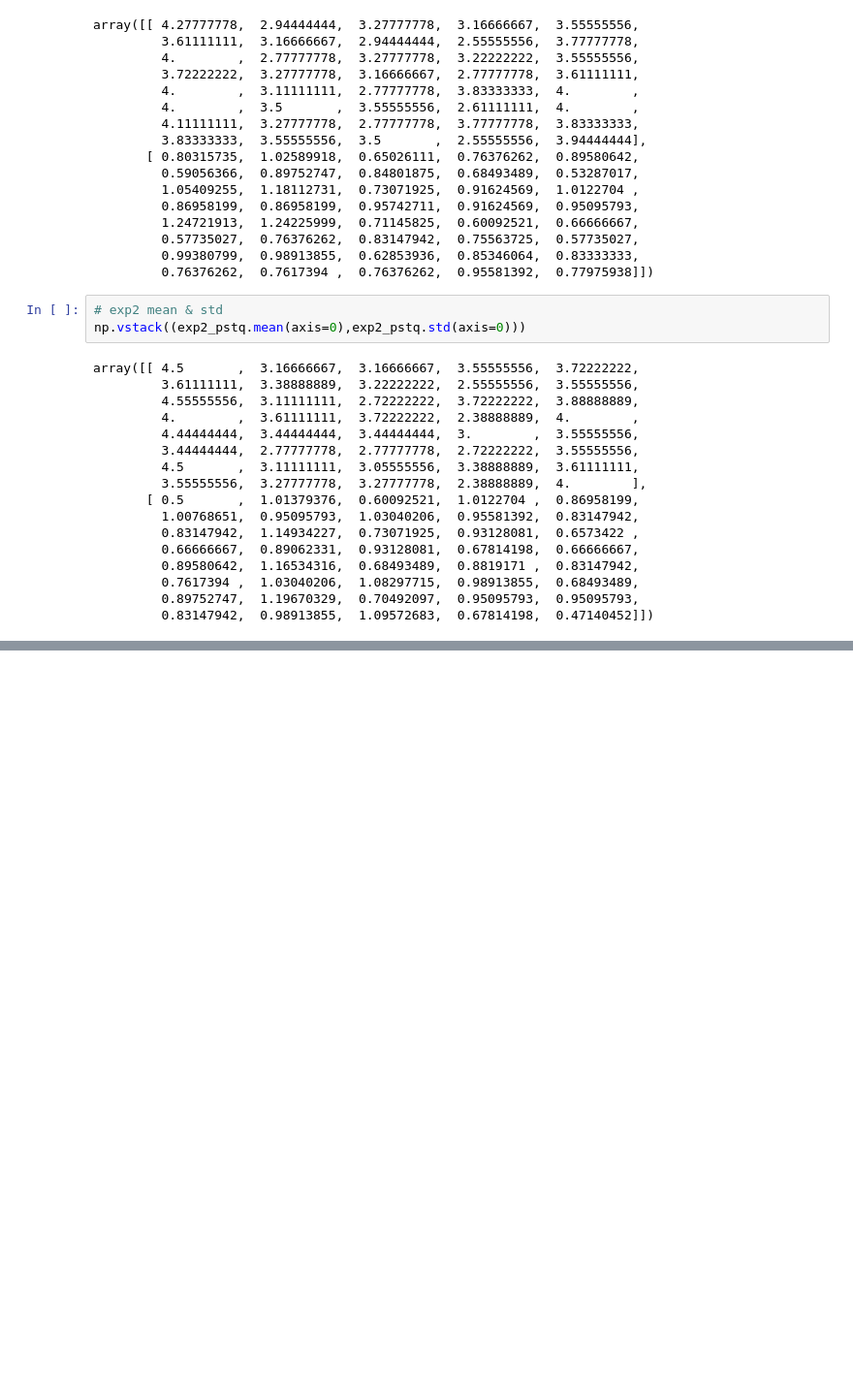
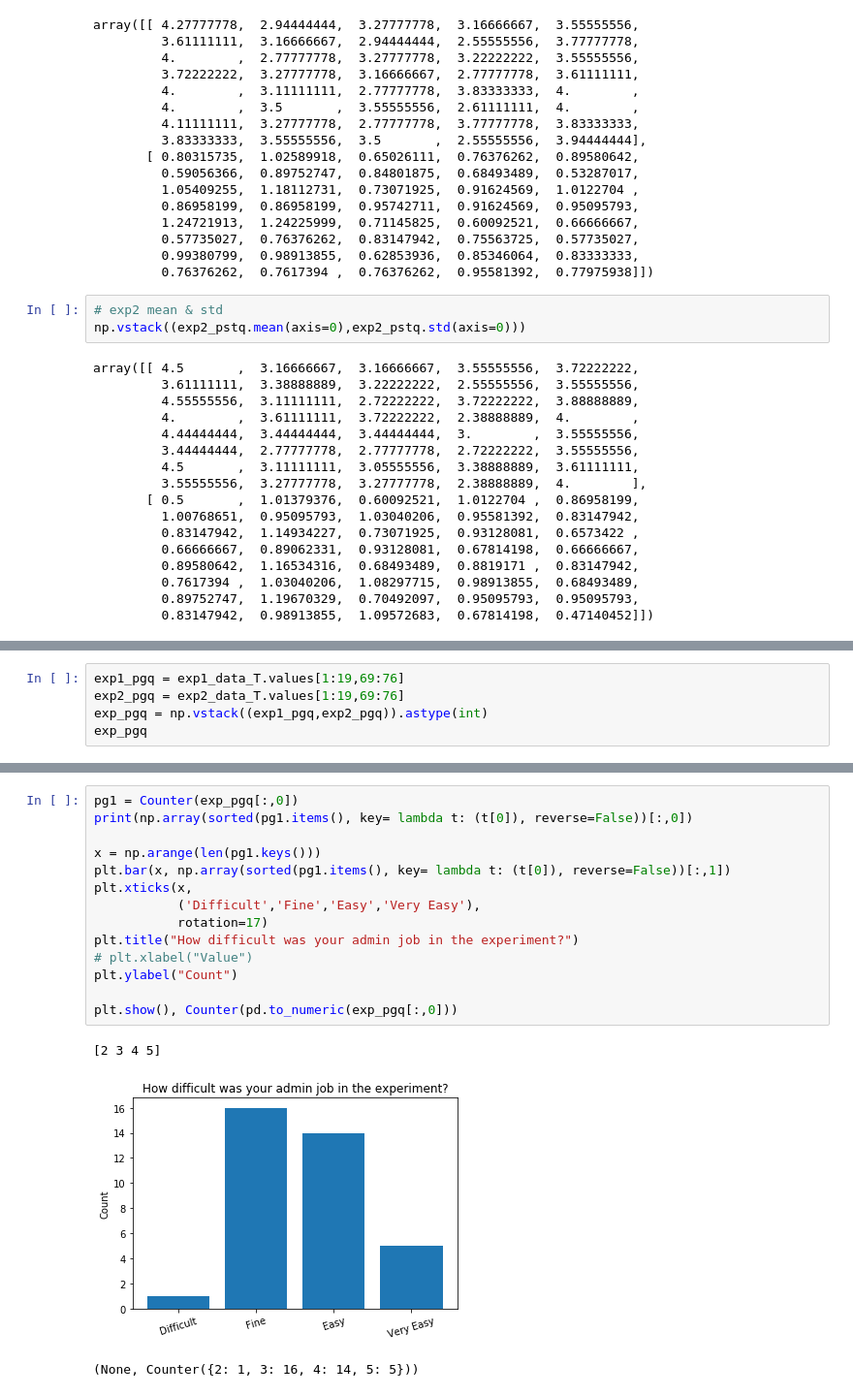
Before and after one commit to Kai-Monash/code, a Jupyter notebook: static_tests.ipynb, the cells around one changed output, grey strips where cells are left out. Shown at 97% size. Drawn from its saved outputs; the diff is of its cells as text; blank space fills up the shorter version.

```diff
--- a/static_tests.ipynb
+++ b/static_tests.ipynb
@@ -783,0 +766,5 @@ array([[ 4.5       ,  3.16666667,  3.16666667,  3.55555556,  3.72222222,
+# %%
+exp1_pgq = exp1_data_T.values[1:19,69:76]
+exp2_pgq = exp2_data_T.values[1:19,69:76]
+exp_pgq = np.vstack((exp1_pgq,exp2_pgq)).astype(int)
+exp_pgq
@@ -783,0 +789,18 @@ array([[ 4.5       ,  3.16666667,  3.16666667,  3.55555556,  3.72222222,
+# %%
+pg1 = Counter(exp_pgq[:,0])
+print(np.array(sorted(pg1.items(), key= lambda t: (t[0]), reverse=False))[:,0])
+
+x = np.arange(len(pg1.keys()))
+plt.bar(x, np.array(sorted(pg1.items(), key= lambda t: (t[0]), reverse=False))[:,1])
+plt.xticks(x,
+           ('Difficult','Fine','Easy','Very Easy'),
+           rotation=17)
+plt.title("How difficult was your admin job in the experiment?")
+# plt.xlabel("Value")
+plt.ylabel("Count")
+
+plt.show(), Counter(pd.to_numeric(exp_pgq[:,0]))
+# %% [output]
+[2 3 4 5]
+[figure, added]
+(None, Counter({2: 1, 3: 16, 4: 14, 5: 5}))
```
Also changed, not shown: parts of 14 cells of this notebook, 2 other files.
